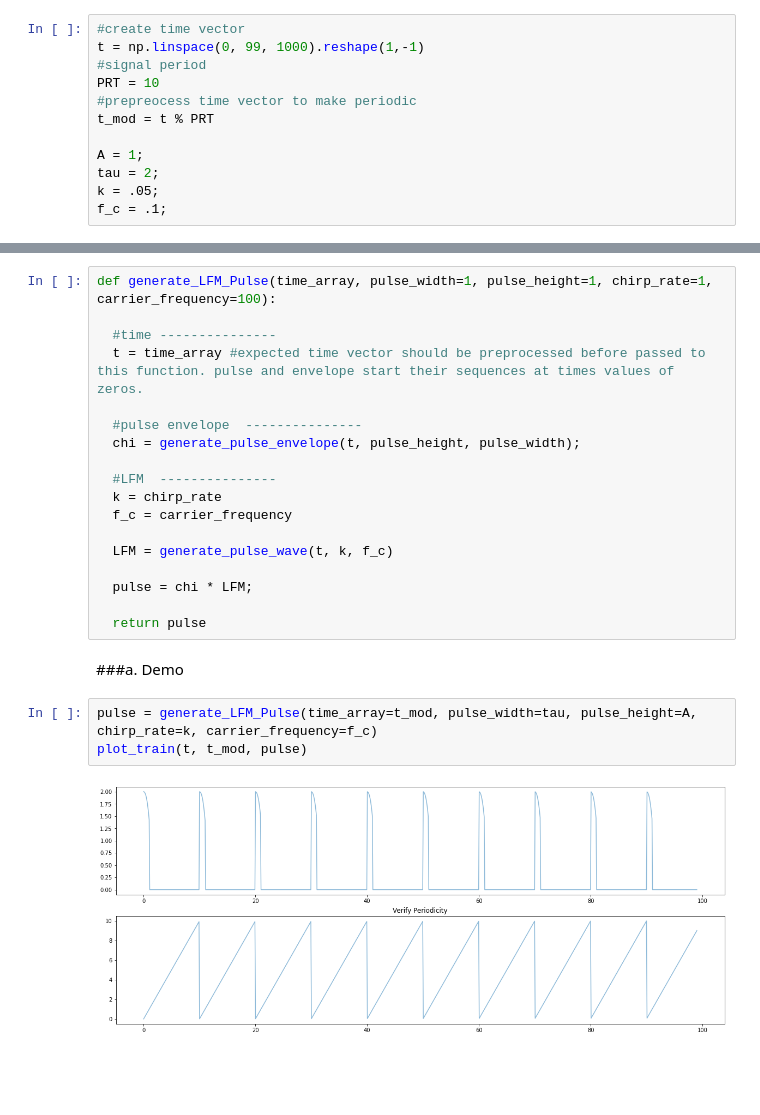
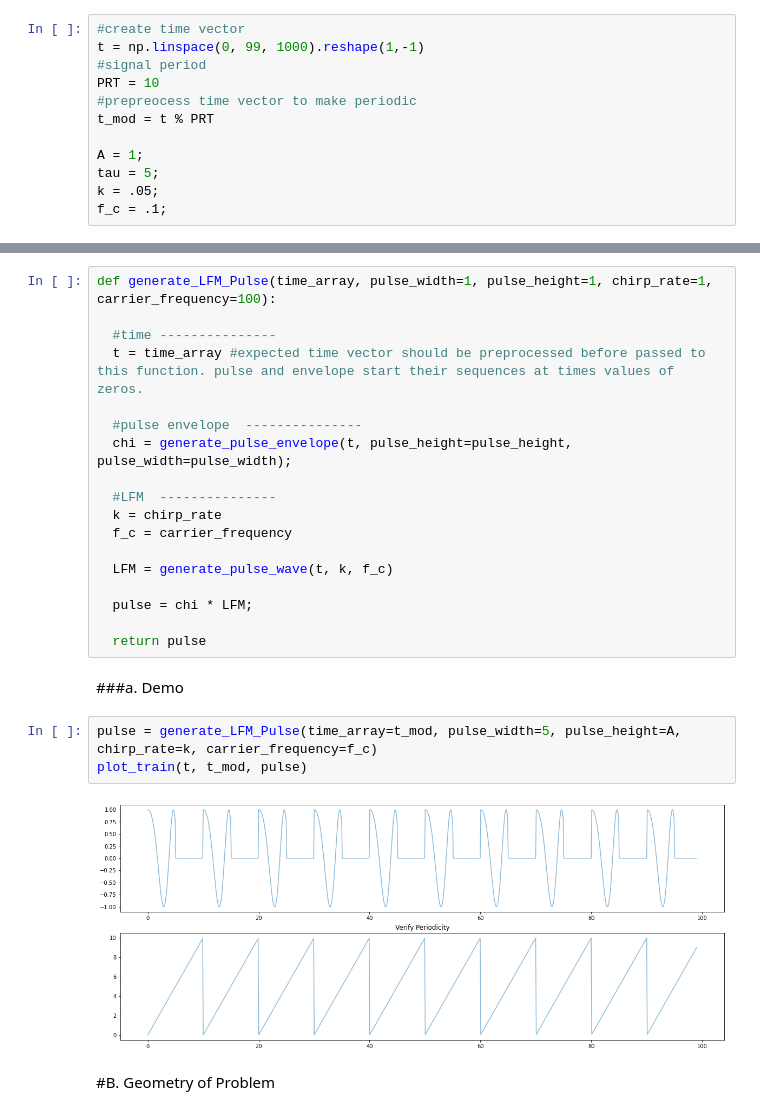
Before and after one commit to psukphranee/Python, a Jupyter notebook: SAR_scratch_3.ipynb, the cells around one changed output, grey strips where cells are left out. Drawn from its saved outputs; the diff is of its cells as text; blank space fills up the shorter version.

```diff
--- a/SAR_scratch_3.ipynb
+++ b/SAR_scratch_3.ipynb
@@ -30,7 +40,7 @@ PRT = 10
 t_mod = t % PRT
 
 A = 1;
-tau = 2;
+tau = 5;
 k = .05;
 f_c = .1;
 # %% [markdown]
@@ -88,7 +98,7 @@ def generate_LFM_Pulse(time_array, pulse_width=1, pulse_height=1, chirp_rate=1,
   t = time_array #expected time vector should be preprocessed before passed to this function. pulse and envelope start their sequences at times values of zeros.
 
   #pulse envelope  ---------------
-  chi = generate_pulse_envelope(t, pulse_height, pulse_width);
+  chi = generate_pulse_envelope(t, pulse_height=pulse_height, pulse_width=pulse_width);
 
   #LFM  ---------------
   k = chirp_rate
@@ -102,7 +112,9 @@ def generate_LFM_Pulse(time_array, pulse_width=1, pulse_height=1, chirp_rate=1,
 # %% [markdown]
 ###a. Demo
 # %%
-pulse = generate_LFM_Pulse(time_array=t_mod, pulse_width=tau, pulse_height=A, chirp_rate=k, carrier_frequency=f_c)
+pulse = generate_LFM_Pulse(time_array=t_mod, pulse_width=5, pulse_height=A, chirp_rate=k, carrier_frequency=f_c)
 plot_train(t, t_mod, pulse)
 # %% [output]
-[figure, old version]
+[figure, new version]
+# %% [markdown]
+#B. Geometry of Problem
```
Also changed, not shown: parts of 5 cells of this notebook.
